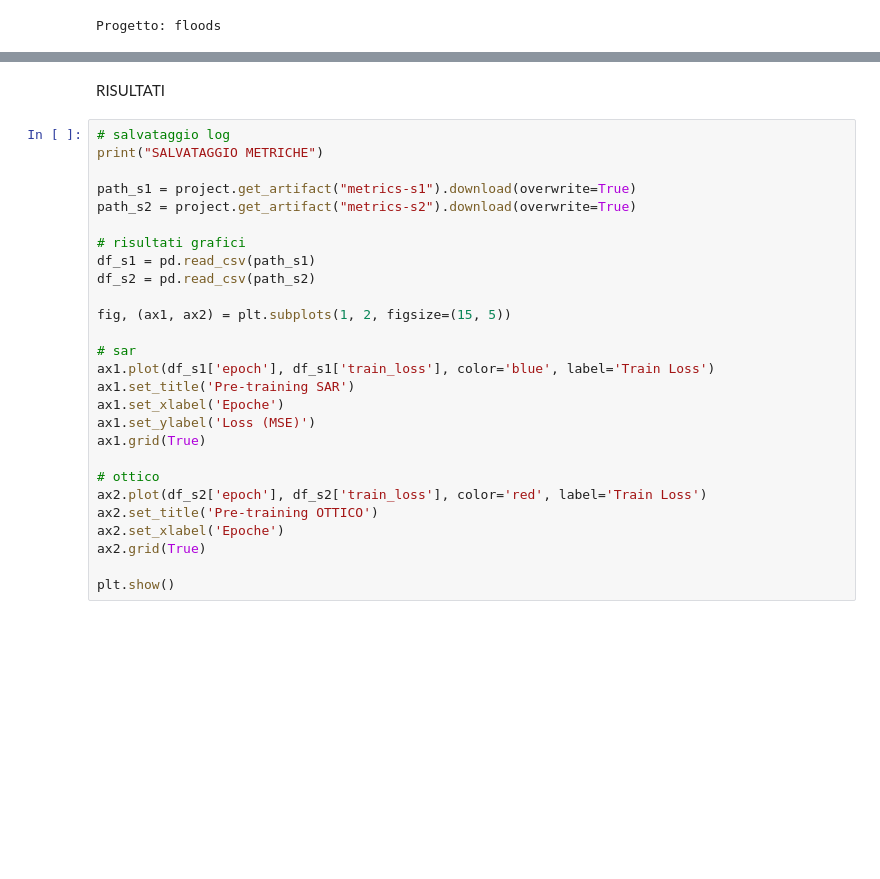
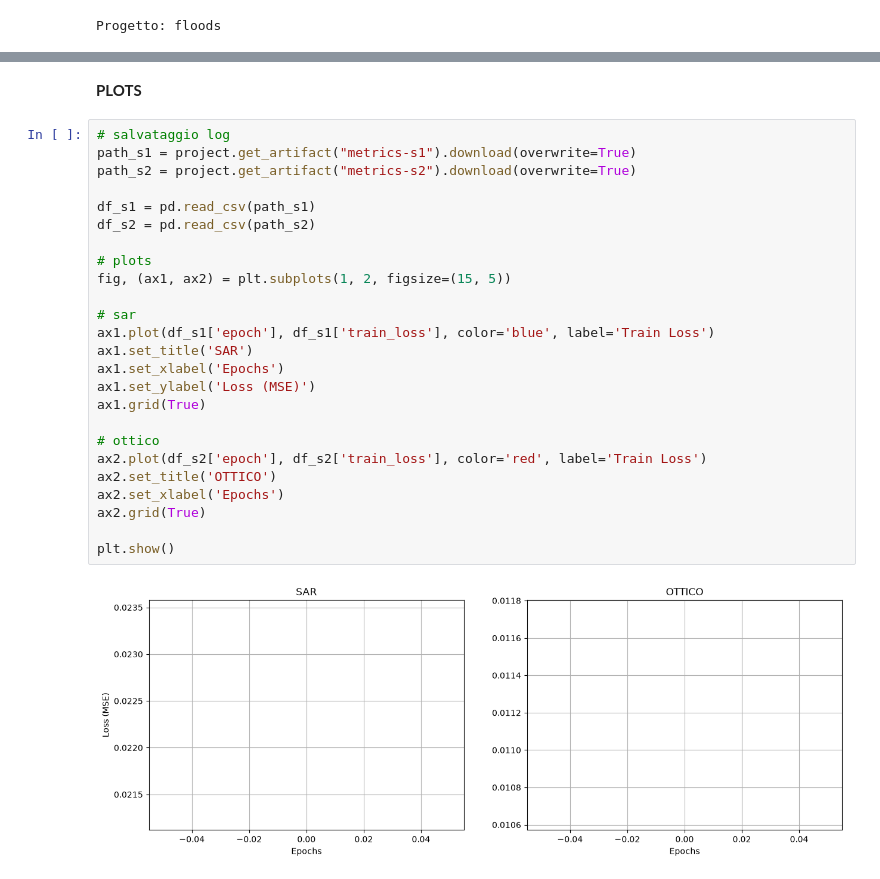
Before and after one commit to mattiaBarbo2002/TESI, a Jupyter notebook: notebooks/encoders.ipynb, the cells around one changed output, grey strips where cells are left out. Drawn from its saved outputs; the diff is of its cells as text; blank space fills up the shorter version.

```diff
--- a/notebooks/encoders.ipynb
+++ b/notebooks/encoders.ipynb
@@ -98,29 +109,29 @@ PARAMETRI: {'epochs': 1, 'batch_size': 16, 'lr': 0.0001, 'weight_decay': 0.0001,
 # %% [markdown]
-RISULTATI
+**PLOTS**
 # %%
 # salvataggio log
-print("SALVATAGGIO METRICHE")
-
 path_s1 = project.get_artifact("metrics-s1").download(overwrite=True)
 path_s2 = project.get_artifact("metrics-s2").download(overwrite=True)
 
-# risultati grafici
 df_s1 = pd.read_csv(path_s1)
 df_s2 = pd.read_csv(path_s2)
 
+# plots
 fig, (ax1, ax2) = plt.subplots(1, 2, figsize=(15, 5))
 
 # sar
 ax1.plot(df_s1['epoch'], df_s1['train_loss'], color='blue', label='Train Loss')
-ax1.set_title('Pre-training SAR')
-ax1.set_xlabel('Epoche')
+ax1.set_title('SAR')
+ax1.set_xlabel('Epochs')
 ax1.set_ylabel('Loss (MSE)')
 ax1.grid(True)
 
 # ottico
 ax2.plot(df_s2['epoch'], df_s2['train_loss'], color='red', label='Train Loss')
-ax2.set_title('Pre-training OTTICO')
-ax2.set_xlabel('Epoche')
+ax2.set_title('OTTICO')
+ax2.set_xlabel('Epochs')
 ax2.grid(True)
 
 plt.show()
+# %% [output]
+[figure, added]
```
Also changed, not shown: parts of 5 cells of this notebook, 8 other files.
